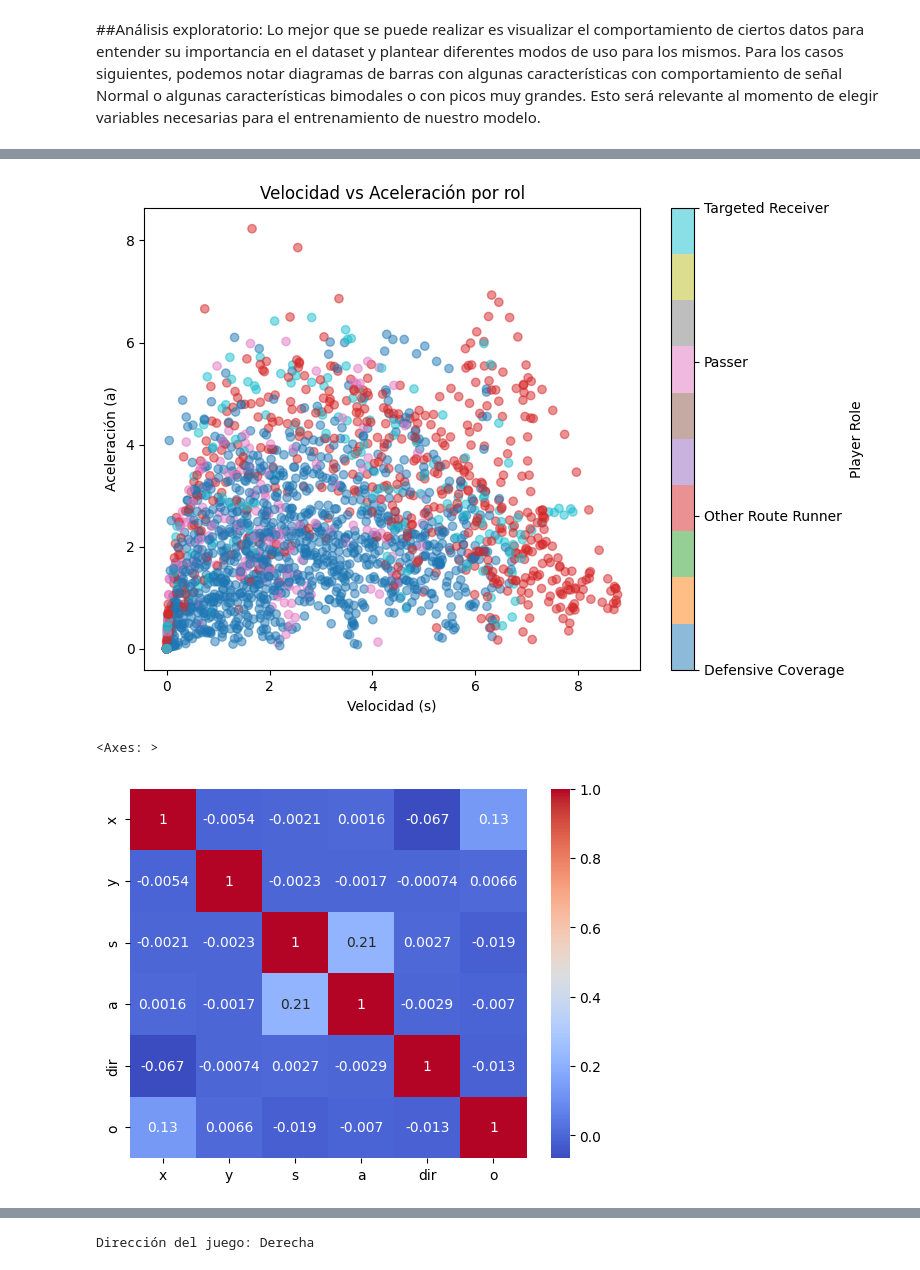
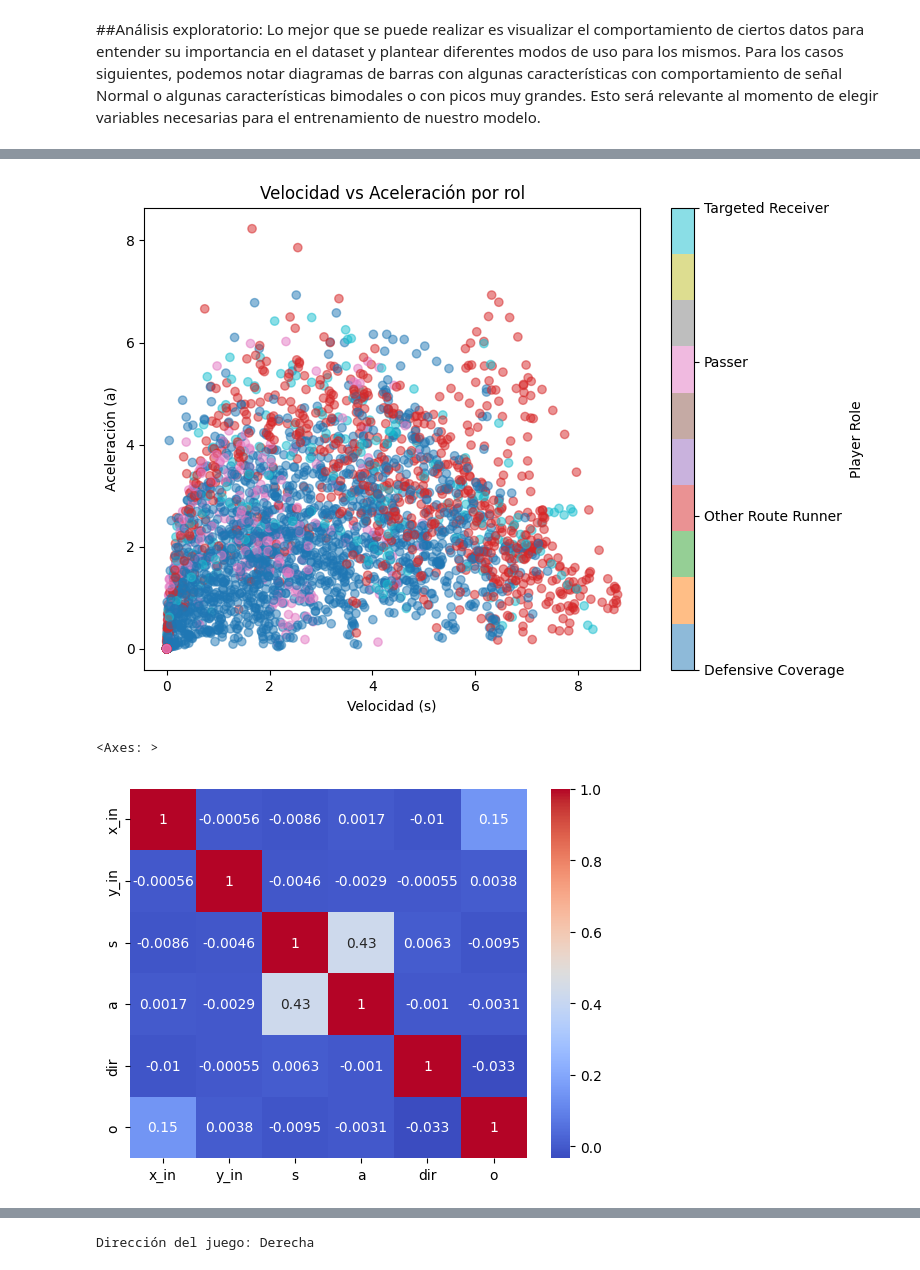
Before and after one commit to FelipeFerAl/TAM-2025-2, a Jupyter notebook: Parciales/Parcial1_2.ipynb, the cells around one changed output, grey strips where cells are left out. Cells and saved outputs as stored; diff of their text form; code cells hidden in the pictures.

Commit message:
Preparing dataset for Optuna

```diff
--- a/Parciales/Parcial1_2.ipynb
+++ b/Parciales/Parcial1_2.ipynb
@@ -206,0 +166,2 @@ Players to predict: 1,303,440
+# %%
+X, Y = load_training_data_gpu()
@@ -207,5 +173,7 @@ Players to predict: 1,303,440
+# %%
+X2, mappings, encoders = encode_categorical_gpu(X)
 # %%
-train_clean = dataset_cleaning(train_df2)
+train_clean, targets = dataset_cleaning(X2, Y)
 train_full = new_data(train_clean)
 # %%
 # Información de la base de datos
@@ -284,7 +252,7 @@ a su rol en el equipo, imporante a considerar ya que genera mayor variación en
 del jugador en el campo de juego.
 """
 import numpy as np
-subset2 = train_df2.sample(2000).to_pandas()
+subset2 = X2.sample(3000).to_pandas()
 
 plt.figure(figsize=(8,6))
 sc = plt.scatter(
@@ -305,15 +273,15 @@ plt.ylabel("Aceleración (a)")
 plt.title("Velocidad vs Aceleración por rol")
 plt.show()
 # %% [output]
-[figure, old version]
+[figure, new version]
 # %%
 """
 El siguiente cuadro enseña la correlación entre variables físicas importantes como
 la posición en X y Y, la velocidad, aceleración, orientación y distancia.
 """
 import seaborn as sns
-corr = train_full[['x','y','s','a','dir','o']].to_pandas().corr()
+corr = train_full[['x_in','y_in','s','a','dir','o']].to_pandas().corr()
 sns.heatmap(corr, annot=True, cmap='coolwarm')
 # %% [output]
 <Axes: >
-[figure, old version]
+[figure, new version]
```
Also changed, not shown: parts of 16 cells of this notebook.
